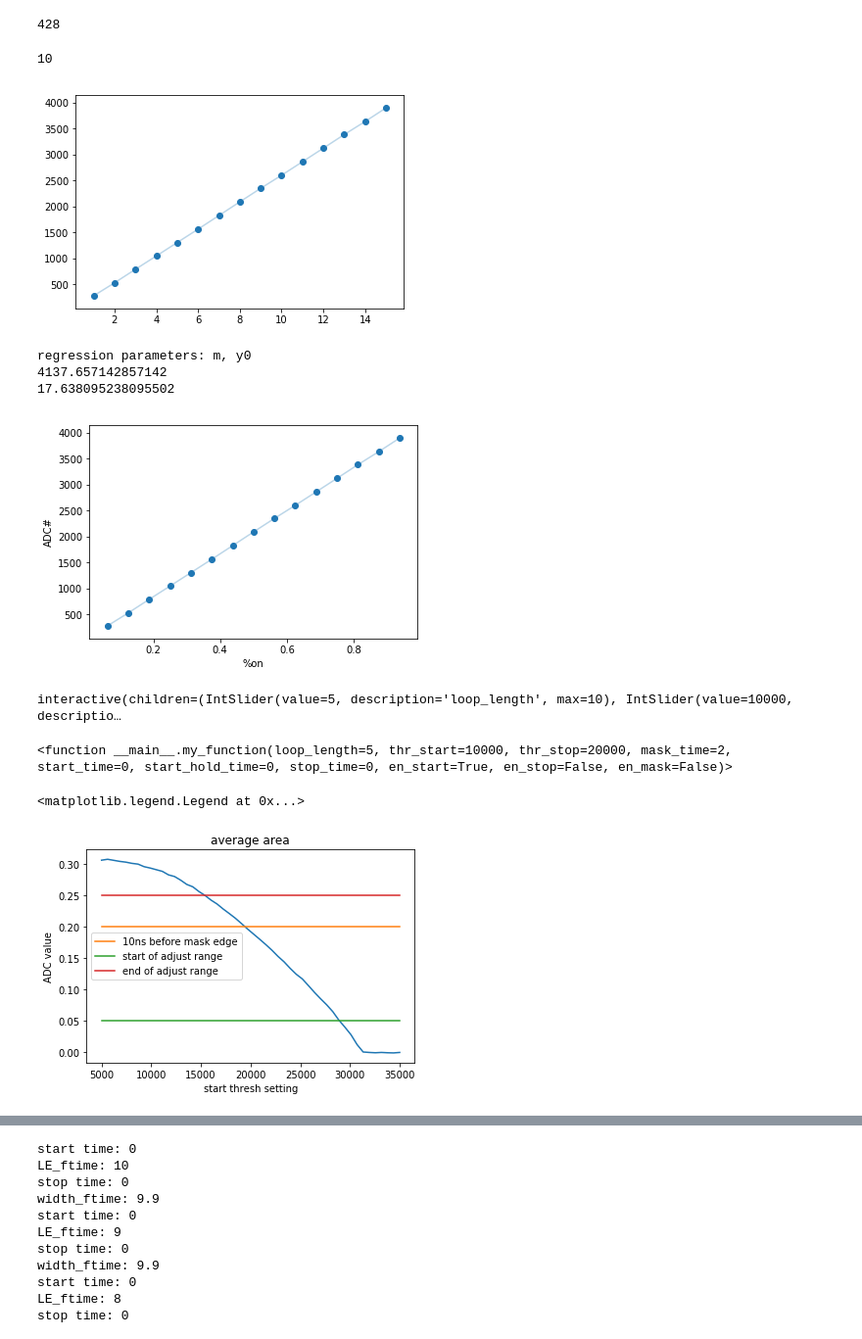
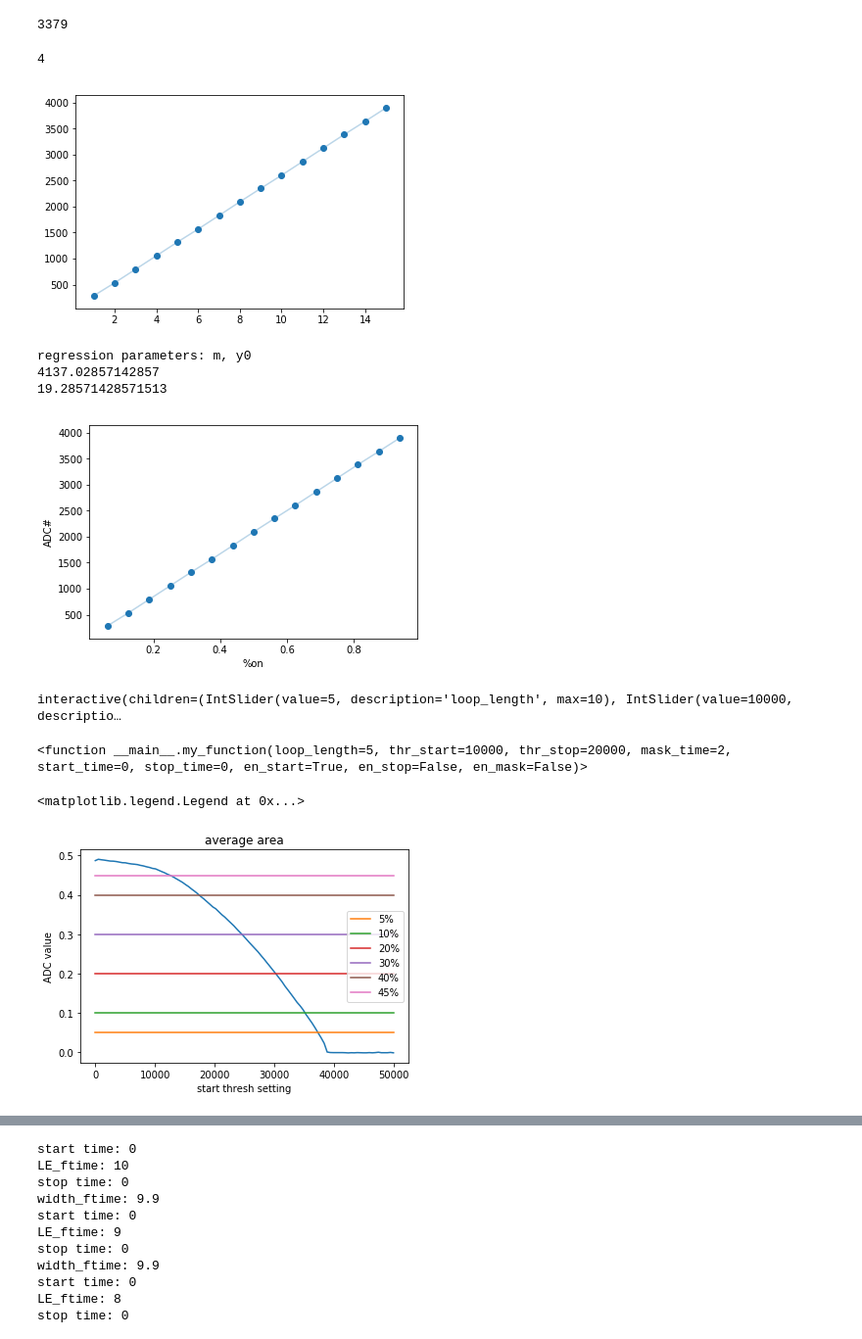
Before and after one commit to acidbourbon/lab_bench, a Jupyter notebook: workdir/jupyter/lab_device_examples/picoStep_iCE40_rp2040_calib5.ipynb, the cells around one changed output, grey strips where cells are left out. Shown at 98% size. Saved outputs shown, nothing was run; the diff lists cells and outputs as text; code cells hidden in the pictures.

```diff
--- a/workdir/jupyter/lab_device_examples/picoStep_iCE40_rp2040_calib5.ipynb
+++ b/workdir/jupyter/lab_device_examples/picoStep_iCE40_rp2040_calib5.ipynb
@@ -8,7 +8,7 @@ import serial
 import time
 
 # Set up the serial connection
-ser = serial.Serial('/dev/ttyACM4', 115200)  # Adjust the baud rate if necessary
+ser = serial.Serial('/dev/ttyACM0', 115200)  # Adjust the baud rate if necessary
 time.sleep(.1)  # Wait for the connection to establish
 
 
@@ -89,11 +89,11 @@ def read_calib_adc():
 
 read_adc()
 # %% [output]
-428
+3379
 # %%
 get_loop_length()
 # %% [output]
-10
+4
 # %%
 ##################################################
 ##          calibrate ADC with MASK             ##
@@ -141,8 +141,8 @@ print(y0)
 # %% [output]
 [figure]
 regression parameters: m, y0
-4137.657142857142
-17.638095238095502
+4137.02857142857
+19.28571428571513
 [figure]
 # %%
 from ipywidgets import interact
@@ -150,7 +150,9 @@ from ipywidgets import interact
 enable_trig(1)
 
 def my_function(loop_length=5, thr_start=10000, thr_stop=20000,mask_time=2,
-                start_time=0,start_hold_time=0, stop_time=0,
+                start_time=0,
+                #start_hold_time=0,
+                stop_time=0,
                 en_start=True, en_stop=False, en_mask=False):
 
     enable_stop(en_stop)
@@ -159,7 +161,7 @@ def my_function(loop_length=5, thr_start=10000, thr_stop=20000,mask_time=2,
     set_loop_length(loop_length)
     set_mask_time(mask_time)
     set_start_time(start_time)
-    set_start_hold_time(start_hold_time)
+    #set_start_hold_time(start_hold_time)
     set_stop_time(stop_time)
     #start = 30000
     set_thr_start(thr_start)
@@ -175,12 +177,12 @@ interact(my_function, loop_length=(0,10,1),
          thr_stop=(10000,50000,100),en_stop=False,en_mask=True,
         mask_time=(0,10,1),
         start_time=(0,10,1),
-        start_hold_time=(0,10,1),
+        #start_hold_time=(0,10,1),
         stop_time=(0,10,1),
          en_start=True)
 # %% [output]
 interactive(children=(IntSlider(value=5, description='loop_length', max=10), IntSlider(value=10000, descriptio…
-<function __main__.my_function(loop_length=5, thr_start=10000, thr_stop=20000, mask_time=2, start_time=0, start_hold_time=0, stop_time=0, en_start=True, en_stop=False, en_mask=False)>
+<function __main__.my_function(loop_length=5, thr_start=10000, thr_stop=20000, mask_time=2, start_time=0, stop_time=0, en_start=True, en_stop=False, en_mask=False)>
 # %%
 adc_vals = []
 thr_vals = []
@@ -190,40 +192,46 @@ thr_vals = []
 # with a thr_start of circa 18000 we reach that
 # or alternatively between the adc fraction of 5% and 30%
 
 
 enable_stop(0)
 enable_start(1)
 enable_mask(1)
 set_loop_length(5)
-set_mask_time(2)
+set_mask_time(3)
 set_start_time(0)
-set_start_hold_time(0)
+#set_start_hold_time(0)
 set_stop_time(0)
 set_thr_start(10e3)
 set_thr_stop(10e3)
 
 
 
-for thr_start in np.linspace(5e3,35e3,50):
+for thr_start in np.linspace(0e3,50e3,100):
     set_thr_start(thr_start)
     time.sleep(0.05)
     adc_vals += [read_calib_adc()]
     thr_vals += [int(thr_start)]
 
 adc_vals = np.array(adc_vals)
 thr_vals = np.array(thr_vals)
 
 plt.plot(thr_vals, adc_vals)
-plt.plot(thr_vals, thr_vals*0+.2,label="10ns before mask edge")
-plt.plot(thr_vals, thr_vals*0+.05,label="start of adjust range")
-plt.plot(thr_vals, thr_vals*0+.25,label="end of adjust range")
+#plt.plot(thr_vals, thr_vals*0+.2,label="10ns before mask edge")
+#plt.plot(thr_vals, thr_vals*0+.05,label="start of adjust range")
+#plt.plot(thr_vals, thr_vals*0+.25,label="end of adjust range")
+plt.plot(thr_vals, thr_vals*0+.05,label="5%")
+plt.plot(thr_vals, thr_vals*0+.1,label="10%")
+plt.plot(thr_vals, thr_vals*0+.2,label="20%")
+plt.plot(thr_vals, thr_vals*0+.3,label="30%")
+plt.plot(thr_vals, thr_vals*0+.4,label="40%")
+plt.plot(thr_vals, thr_vals*0+.45,label="45%")
 plt.xlabel("start thresh setting")
 plt.ylabel("ADC value")
 plt.title("average area")
 plt.legend()
 # %% [output]
 <matplotlib.legend.Legend at 0x...>
-[figure, old version]
+[figure, new version]
 # %%
 # first degree linear model
 
```
Also changed, not shown: parts of 8 cells of this notebook.
